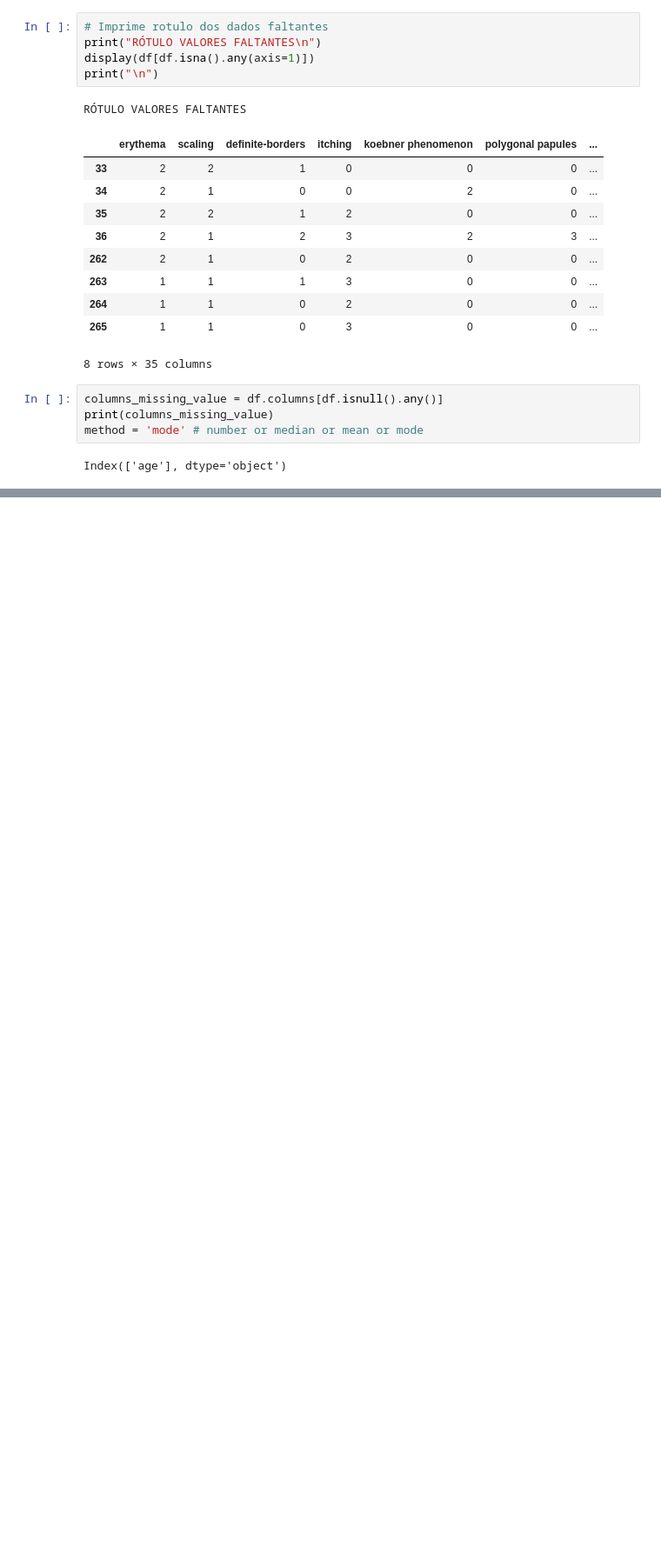
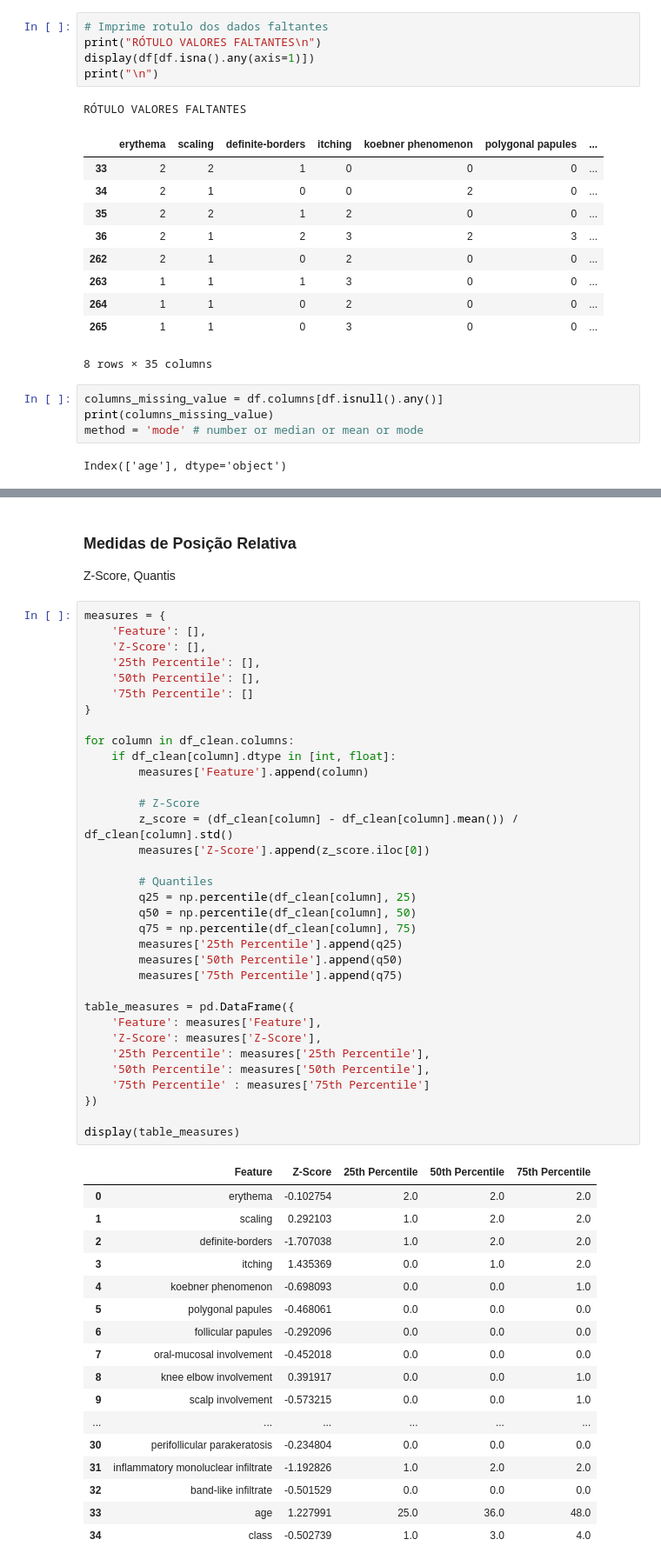
Before and after one commit to giovannaFantacini/KDD_DatasetDermatology, a Jupyter notebook: Mineracao.ipynb, the cells around one changed output, grey strips where cells are left out. Shown at 87% size. Drawn from its saved outputs; the diff is of its cells as text; blank space fills up the shorter version.

```diff
--- a/Mineracao.ipynb
+++ b/Mineracao.ipynb
@@ -240,0 +1253,56 @@ DESCRIÇÃO DOS ATRIBUTOS APOS TATAMENTO DE DADOS FALTANTES
+# %% [markdown]
+### Medidas de Posição Relativa
+
+Z-Score, Quantis
+# %%
+measures = {
+    'Feature': [],
+    'Z-Score': [],
+    '25th Percentile': [],
+    '50th Percentile': [],
+    '75th Percentile': []
+}
+
+for column in df_clean.columns:
+    if df_clean[column].dtype in [int, float]:
+        measures['Feature'].append(column)
+
+        # Z-Score
+        z_score = (df_clean[column] - df_clean[column].mean()) / df_clean[column].std()
+        measures['Z-Score'].append(z_score.iloc[0])
+
+        # Quantiles
+        q25 = np.percentile(df_clean[column], 25)
+        q50 = np.percentile(df_clean[column], 50)
+        q75 = np.percentile(df_clean[column], 75)
+        measures['25th Percentile'].append(q25)
+        measures['50th Percentile'].append(q50)
+        measures['75th Percentile'].append(q75)
+
+table_measures = pd.DataFrame({
+    'Feature': measures['Feature'],
+    'Z-Score': measures['Z-Score'],
+    '25th Percentile': measures['25th Percentile'],
+    '50th Percentile': measures['50th Percentile'],
+    '75th Percentile' : measures['75th Percentile']
+})
+
+display(table_measures)
+# %% [output]
+|  | Feature | Z-Score | 25th Percentile | 50th Percentile | 75th Percentile |
+| 0 | erythema | -0.102754 | 2.0 | 2.0 | 2.0 |
+| 1 | scaling | 0.292103 | 1.0 | 2.0 | 2.0 |
+| 2 | definite-borders | -1.707038 | 1.0 | 2.0 | 2.0 |
+| 3 | itching | 1.435369 | 0.0 | 1.0 | 2.0 |
+| 4 | koebner phenomenon | -0.698093 | 0.0 | 0.0 | 1.0 |
+| 5 | polygonal papules | -0.468061 | 0.0 | 0.0 | 0.0 |
+| 6 | follicular papules | -0.292096 | 0.0 | 0.0 | 0.0 |
+| 7 | oral-mucosal involvement | -0.452018 | 0.0 | 0.0 | 0.0 |
+| 8 | knee elbow involvement | 0.391917 | 0.0 | 0.0 | 1.0 |
+| 9 | scalp involvement | -0.573215 | 0.0 | 0.0 | 1.0 |
+| ... | ... | ... | ... | ... | ... |
+| 30 | perifollicular parakeratosis | -0.234804 | 0.0 | 0.0 | 0.0 |
+| 31 | inflammatory monoluclear infiltrate | -1.192826 | 1.0 | 2.0 | 2.0 |
+| 32 | band-like infiltrate | -0.501529 | 0.0 | 0.0 | 0.0 |
+| 33 | age | 1.227991 | 25.0 | 36.0 | 48.0 |
+| 34 | class | -0.502739 | 1.0 | 3.0 | 4.0 |
```
Also changed, not shown: parts of 32 cells of this notebook.
